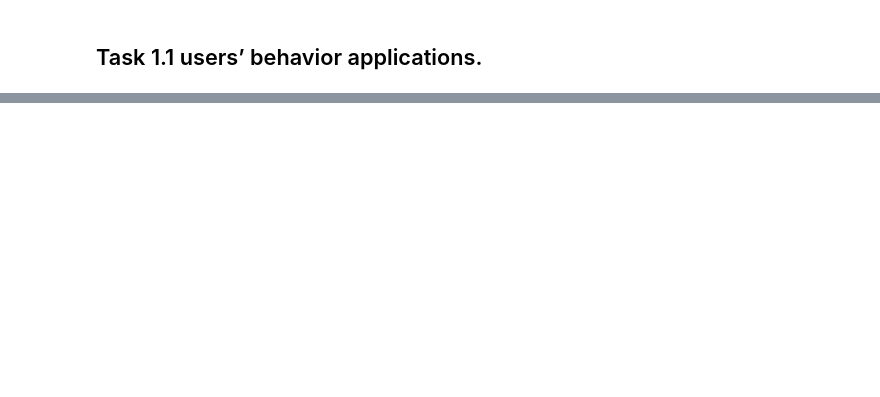
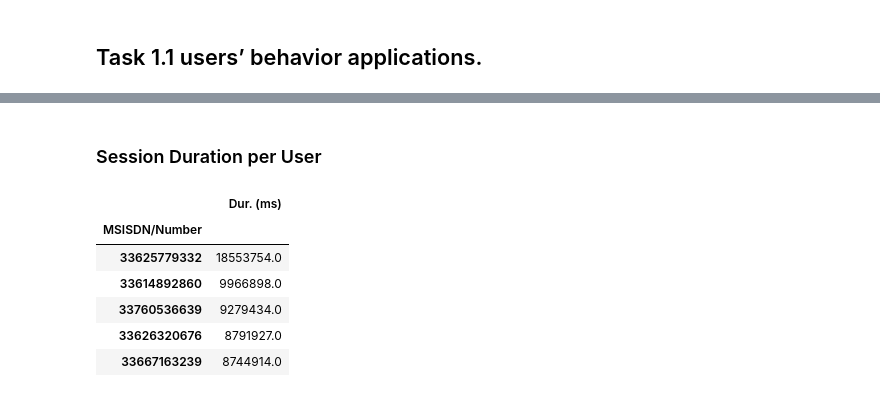
Before and after one commit to NatnaelSisay/Telecom_data_Analysis, a Jupyter notebook: notebooks/notebook_data_exploration.ipynb, the cells around one changed output, grey strips where cells are left out. Cells and saved outputs as stored; diff of their text form; code cells hidden in the pictures; blank space fills up the shorter version.

```diff
--- a/notebooks/notebook_data_exploration.ipynb
+++ b/notebooks/notebook_data_exploration.ipynb
@@ -251,0 +289,14 @@ Name: IMSI, dtype: int64
+# %% [markdown]
+### Session Duration per User
+# %%
+telecom_dataset.groupby('MSISDN/Number')\
+    .agg({"Dur. (ms)":'sum'})\
+    .sort_values(by='Dur. (ms)', ascending=False)[:5]
+# %% [output]
+|  | Dur. (ms) |
+| MSISDN/Number |  |
+| 33625779332 | 18553754.0 |
+| 33614892860 | 9966898.0 |
+| 33760536639 | 9279434.0 |
+| 33626320676 | 8791927.0 |
+| 33667163239 | 8744914.0 |
```
Also changed, not shown: parts of 15 cells of this notebook.
